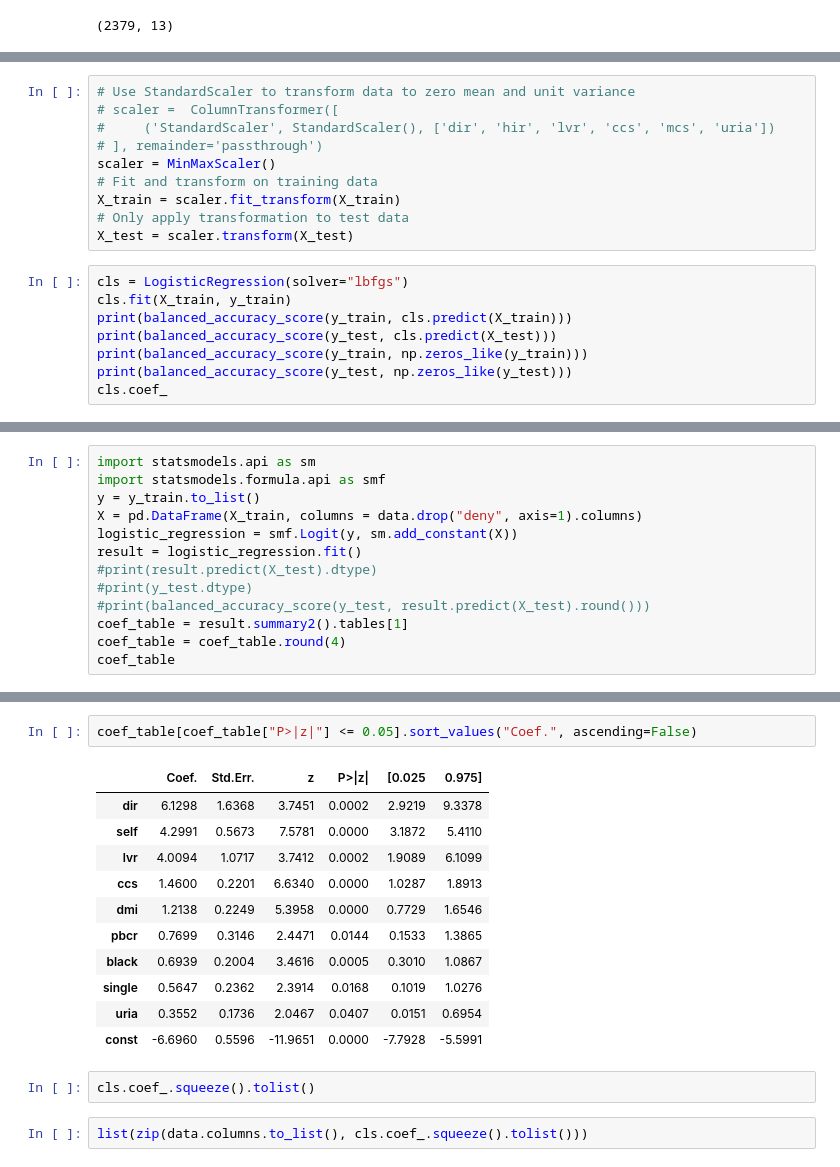
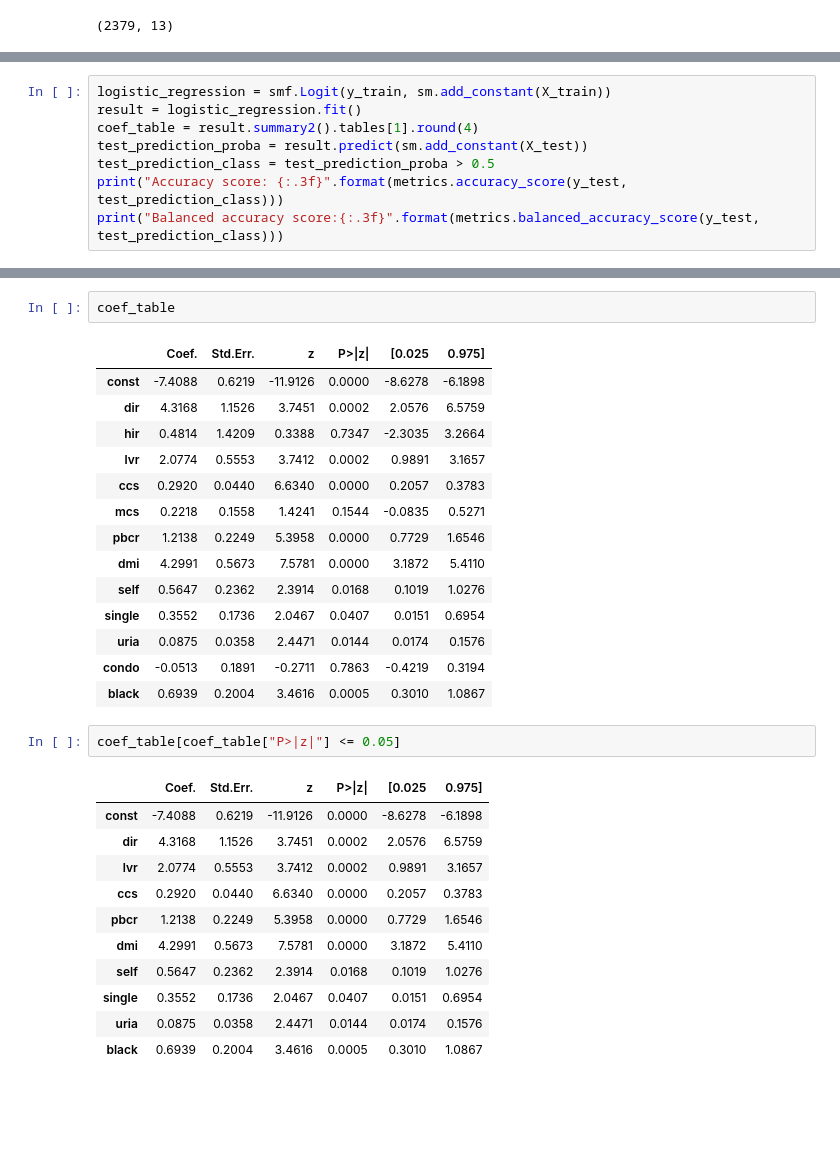
Before and after one commit to tecoKIT/smart-data-analytics, a Jupyter notebook: Uebung1/Exercise5.ipynb, the cells around one changed output, grey strips where cells are left out. Cells and saved outputs as stored; diff of their text form; blank space fills up the shorter version.

```diff
--- a/Uebung1/Exercise5.ipynb
+++ b/Uebung1/Exercise5.ipynb
@@ -167,19 +177 @@ Shape X_test (476, 11)
 Shape y_test (476,)
-# %%
-# Use StandardScaler to transform data to zero mean and unit variance
-# scaler =  ColumnTransformer([
-#     ('StandardScaler', StandardScaler(), ['dir', 'hir', 'lvr', 'ccs', 'mcs', 'uria'])
-# ], remainder='passthrough')
-scaler = MinMaxScaler()
-# Fit and transform on training data
-X_train = scaler.fit_transform(X_train)
-# Only apply transformation to test data
-X_test = scaler.transform(X_test)
-# %%
-cls = LogisticRegression(solver="lbfgs")
-cls.fit(X_train, y_train)
-print(balanced_accuracy_score(y_train, cls.predict(X_train)))
-print(balanced_accuracy_score(y_test, cls.predict(X_test)))
-print(balanced_accuracy_score(y_train, np.zeros_like(y_train)))
-print(balanced_accuracy_score(y_test, np.zeros_like(y_test)))
-cls.coef_
@@ -208,13 +177,0 @@ list(zip(data.columns.to_list(), cls.coef_.squeeze().tolist()))
-# %%
-import statsmodels.api as sm
-import statsmodels.formula.api as smf
-y = y_train.to_list()
-X = pd.DataFrame(X_train, columns = data.drop("deny", axis=1).columns)
-logistic_regression = smf.Logit(y, sm.add_constant(X))
-result = logistic_regression.fit()
-#print(result.predict(X_test).dtype)
-#print(y_test.dtype)
-#print(balanced_accuracy_score(y_test, result.predict(X_test).round()))
-coef_table = result.summary2().tables[1]
-coef_table = coef_table.round(4)
-coef_table
@@ -222,0 +182,8 @@ ValueError: Shape of passed values is (1903, 11), indices imply (1903, 12)
+# %%
+logistic_regression = smf.Logit(y_train, sm.add_constant(X_train))
+result = logistic_regression.fit()
+coef_table = result.summary2().tables[1].round(4)
+test_prediction_proba = result.predict(sm.add_constant(X_test))
+test_prediction_class = test_prediction_proba > 0.5
+print("Accuracy score: {:.3f}".format(metrics.accuracy_score(y_test, test_prediction_class)))
+print("Balanced accuracy score:{:.3f}".format(metrics.balanced_accuracy_score(y_test, test_prediction_class)))
@@ -223,18 +216,31 @@ ValueError: Shape of passed values is (1903, 11), indices imply (1903, 12)
+# %%
+coef_table
+# %% [output]
+|  | Coef. | Std.Err. | z | P>|z| | [0.025 | 0.975] |
+| const | -7.4088 | 0.6219 | -11.9126 | 0.0000 | -8.6278 | -6.1898 |
+| dir | 4.3168 | 1.1526 | 3.7451 | 0.0002 | 2.0576 | 6.5759 |
+| hir | 0.4814 | 1.4209 | 0.3388 | 0.7347 | -2.3035 | 3.2664 |
+| lvr | 2.0774 | 0.5553 | 3.7412 | 0.0002 | 0.9891 | 3.1657 |
+| ccs | 0.2920 | 0.0440 | 6.6340 | 0.0000 | 0.2057 | 0.3783 |
+| mcs | 0.2218 | 0.1558 | 1.4241 | 0.1544 | -0.0835 | 0.5271 |
+| pbcr | 1.2138 | 0.2249 | 5.3958 | 0.0000 | 0.7729 | 1.6546 |
+| dmi | 4.2991 | 0.5673 | 7.5781 | 0.0000 | 3.1872 | 5.4110 |
+| self | 0.5647 | 0.2362 | 2.3914 | 0.0168 | 0.1019 | 1.0276 |
+| single | 0.3552 | 0.1736 | 2.0467 | 0.0407 | 0.0151 | 0.6954 |
+| uria | 0.0875 | 0.0358 | 2.4471 | 0.0144 | 0.0174 | 0.1576 |
+| condo | -0.0513 | 0.1891 | -0.2711 | 0.7863 | -0.4219 | 0.3194 |
+| black | 0.6939 | 0.2004 | 3.4616 | 0.0005 | 0.3010 | 1.0867 |
 # %%
-coef_table[coef_table["P>|z|"] <= 0.05].sort_values("Coef.", ascending=False)
+coef_table[coef_table["P>|z|"] <= 0.05]
 # %% [output]
 |  | Coef. | Std.Err. | z | P>|z| | [0.025 | 0.975] |
-| dir | 6.1298 | 1.6368 | 3.7451 | 0.0002 | 2.9219 | 9.3378 |
-| self | 4.2991 | 0.5673 | 7.5781 | 0.0000 | 3.1872 | 5.4110 |
-| lvr | 4.0094 | 1.0717 | 3.7412 | 0.0002 | 1.9089 | 6.1099 |
-| ccs | 1.4600 | 0.2201 | 6.6340 | 0.0000 | 1.0287 | 1.8913 |
-| dmi | 1.2138 | 0.2249 | 5.3958 | 0.0000 | 0.7729 | 1.6546 |
-| pbcr | 0.7699 | 0.3146 | 2.4471 | 0.0144 | 0.1533 | 1.3865 |
+| const | -7.4088 | 0.6219 | -11.9126 | 0.0000 | -8.6278 | -6.1898 |
+| dir | 4.3168 | 1.1526 | 3.7451 | 0.0002 | 2.0576 | 6.5759 |
+| lvr | 2.0774 | 0.5553 | 3.7412 | 0.0002 | 0.9891 | 3.1657 |
+| ccs | 0.2920 | 0.0440 | 6.6340 | 0.0000 | 0.2057 | 0.3783 |
+| pbcr | 1.2138 | 0.2249 | 5.3958 | 0.0000 | 0.7729 | 1.6546 |
+| dmi | 4.2991 | 0.5673 | 7.5781 | 0.0000 | 3.1872 | 5.4110 |
+| self | 0.5647 | 0.2362 | 2.3914 | 0.0168 | 0.1019 | 1.0276 |
+| single | 0.3552 | 0.1736 | 2.0467 | 0.0407 | 0.0151 | 0.6954 |
+| uria | 0.0875 | 0.0358 | 2.4471 | 0.0144 | 0.0174 | 0.1576 |
 | black | 0.6939 | 0.2004 | 3.4616 | 0.0005 | 0.3010 | 1.0867 |
-| single | 0.5647 | 0.2362 | 2.3914 | 0.0168 | 0.1019 | 1.0276 |
-| uria | 0.3552 | 0.1736 | 2.0467 | 0.0407 | 0.0151 | 0.6954 |
-| const | -6.6960 | 0.5596 | -11.9651 | 0.0000 | -7.7928 | -5.5991 |
-# %%
-cls.coef_.squeeze().tolist()
-# %%
-list(zip(data.columns.to_list(), cls.coef_.squeeze().tolist()))
```
Also changed, not shown: parts of 14 cells of this notebook.
